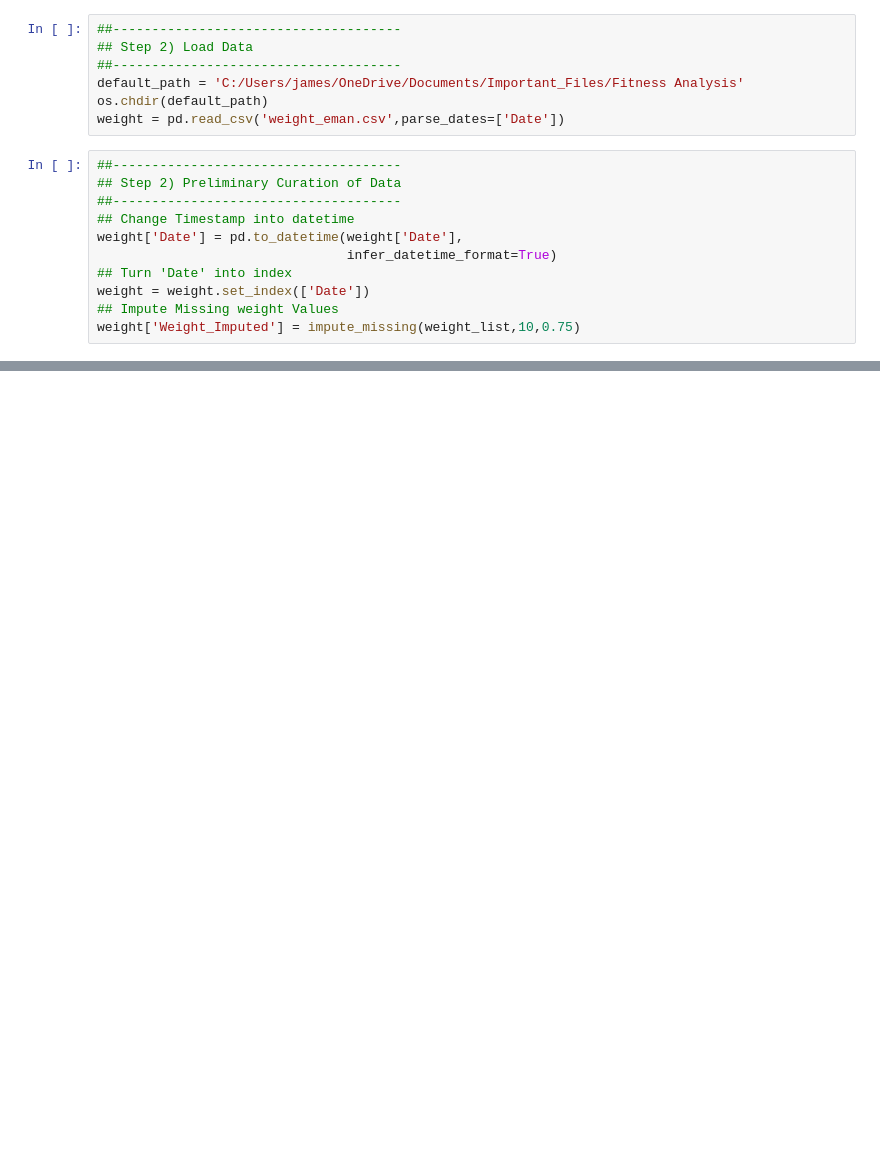
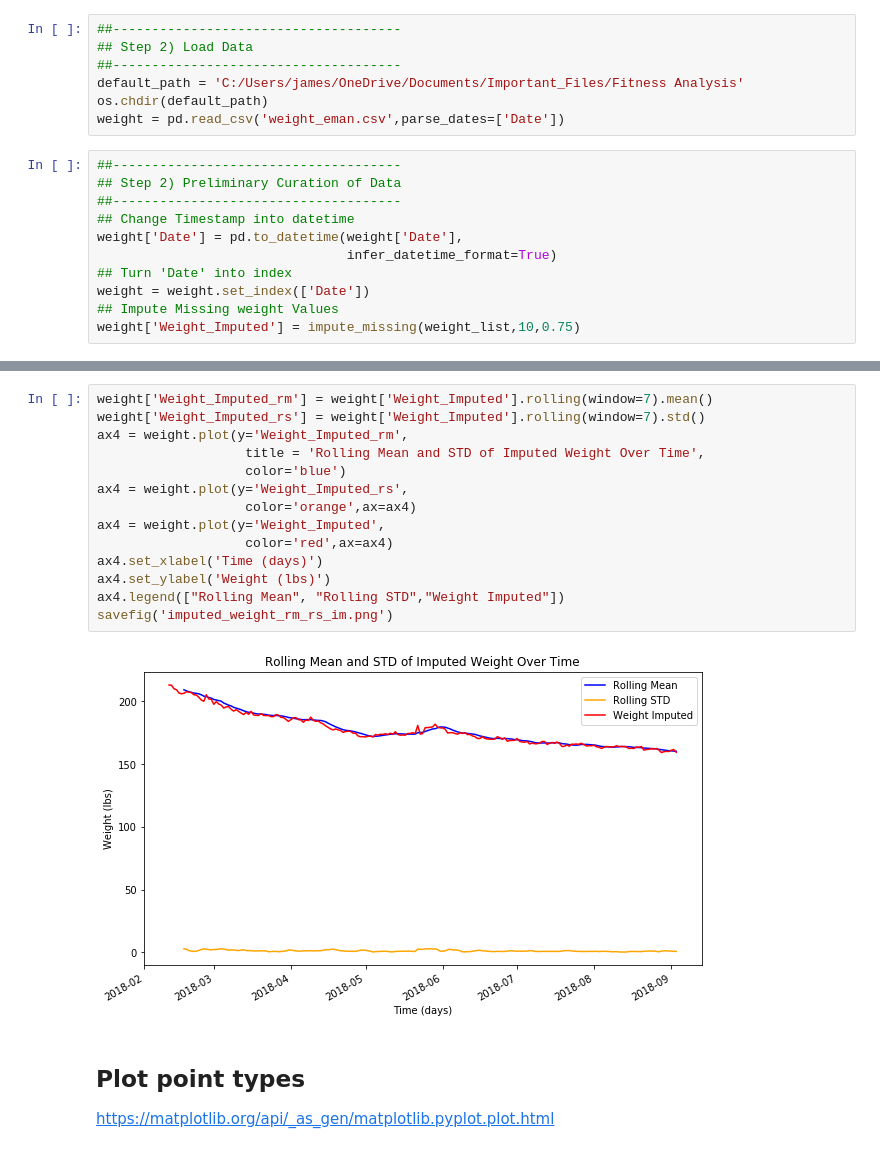
Before and after one commit to jamesijw23/JupyterNotebookworkflow, a Jupyter notebook: Week 3 Blog_Notes.ipynb, the cells around one changed output, grey strips where cells are left out. Saved outputs shown, nothing was run; the diff lists cells and outputs as text; blank space fills up the shorter version.

```diff
--- a/Week 3 Blog_Notes.ipynb
+++ b/Week 3 Blog_Notes.ipynb
@@ -111,0 +130,19 @@ Text(0,0.5,'Weight (lbs)')
+# %%
+weight['Weight_Imputed_rm'] = weight['Weight_Imputed'].rolling(window=7).mean()
+weight['Weight_Imputed_rs'] = weight['Weight_Imputed'].rolling(window=7).std()
+ax4 = weight.plot(y='Weight_Imputed_rm',
+                   title = 'Rolling Mean and STD of Imputed Weight Over Time',
+                   color='blue')
+ax4 = weight.plot(y='Weight_Imputed_rs',
+                   color='orange',ax=ax4)
+ax4 = weight.plot(y='Weight_Imputed',
+                   color='red',ax=ax4)
+ax4.set_xlabel('Time (days)')
+ax4.set_ylabel('Weight (lbs)')
+ax4.legend(["Rolling Mean", "Rolling STD","Weight Imputed"])
+savefig('imputed_weight_rm_rs_im.png')
+# %% [output]
+[figure, added]
+# %% [markdown]
+## Plot point types
+https://matplotlib.org/api/_as_gen/matplotlib.pyplot.plot.html
```
Also changed, not shown: parts of 3 cells of this notebook.
